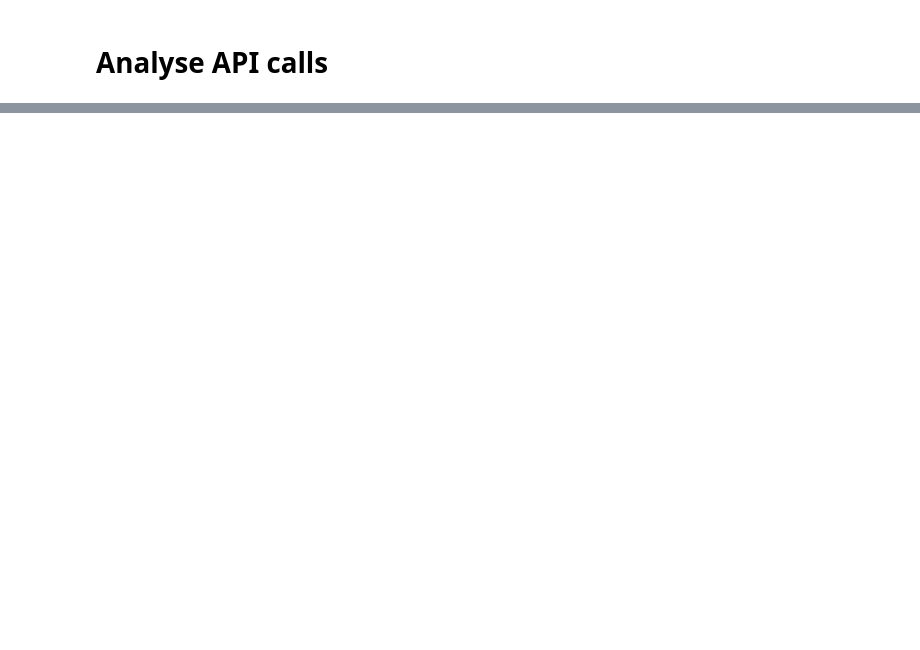
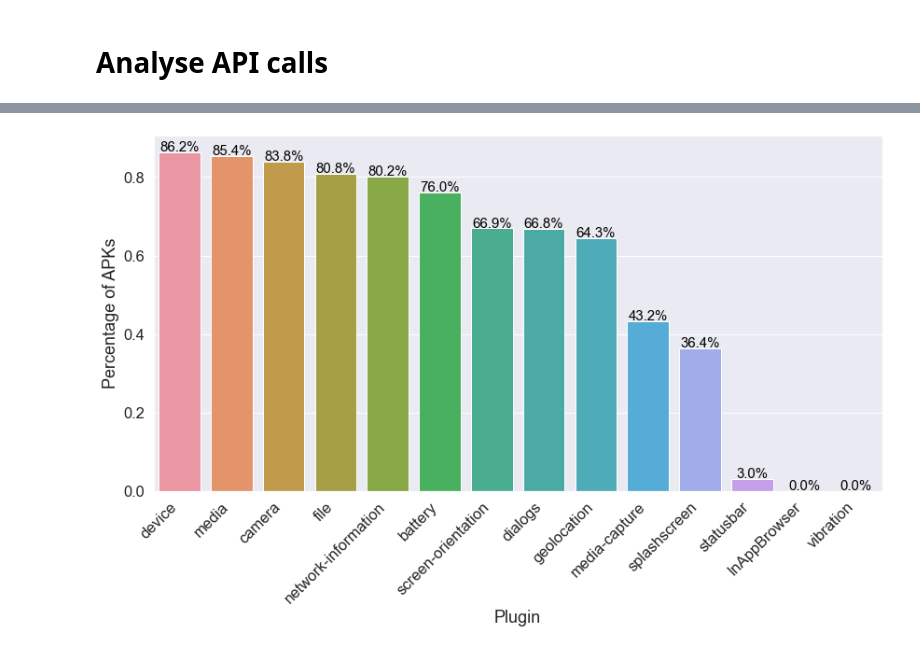
Before and after one commit to allensun623/Android-Security-Analysis, a Jupyter notebook: apk_analysis/api_calls_analysis/cdv_plugins.ipynb, the cells around one changed output, grey strips where cells are left out. Drawn from its saved outputs; the diff is of its cells as text; code cells hidden in the pictures; blank space fills up the shorter version.

```diff
--- a/apk_analysis/api_calls_analysis/cdv_plugins.ipynb
+++ b/apk_analysis/api_calls_analysis/cdv_plugins.ipynb
@@ -82,0 +88,5 @@ df_plugins_only
+# %%
+total_apk = df_plugins_only.shape[0]
+print(f"Total APKs: {total_apk}")
+df_cnt = df_plugins_only.astype(bool).sum(axis=0).sort_values(ascending=False)
+df_cnt
@@ -82,0 +110,4 @@ df_plugins_only
+# %%
+# percentage of apks using each plugin
+df_pct = df_cnt.apply(lambda x: round(x/total_apk, 4))
+df_pct
@@ -83 +130,16 @@ df_plugins_only
+# %%
+plt.figure(figsize=(14, 7))
+sns.set(font_scale=1.5) # font size 2
+sns_pct = sns.barplot(x=df_pct.index, y=df_pct.values)
+sns_pct.set_xticklabels(sns_pct.get_xticklabels(), rotation=45, horizontalalignment='right')
+plt.xlabel("Plugin")
+plt.ylabel("Percentage of APKs")
+for p in sns_pct.patches:
+    sns_pct.annotate("{:.1%}".format(p.get_height()), (p.get_x() + p.get_width() / 2., p.get_height()),
+                 ha='center', va='center', fontsize=15, color='black', xytext=(0, 5),
+                 textcoords='offset points')
+
+plt.show()
+# %% [output]
+[figure, added]
 # %% [markdown]
```
Also changed, not shown: parts of 18 cells of this notebook, 10 other files.
